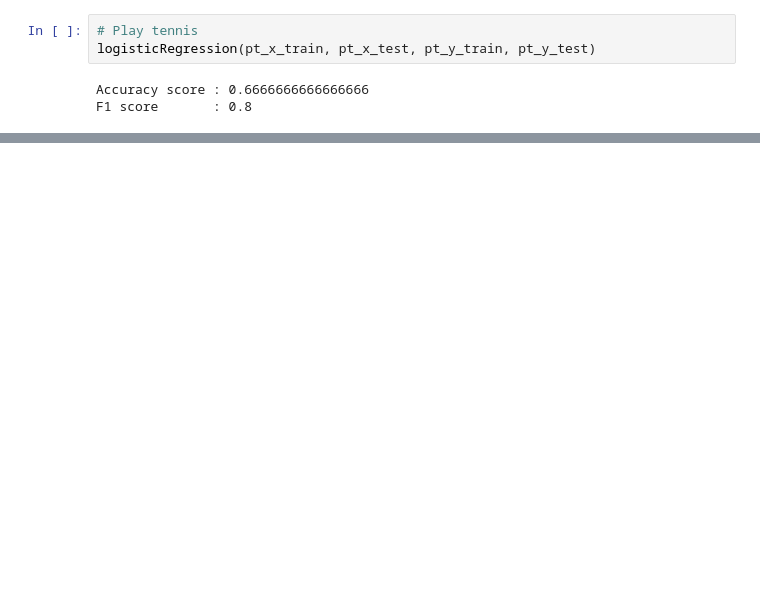
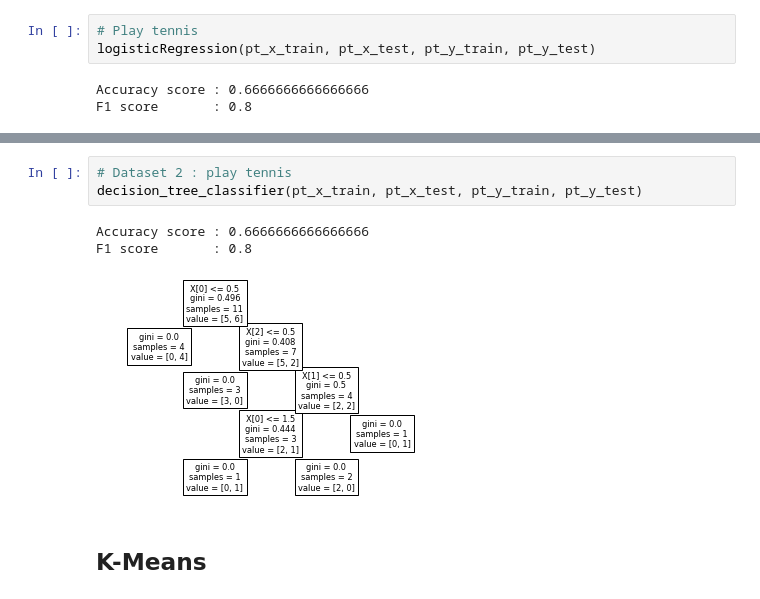
Before and after one commit to thomas-fm/Tucil1-ML, a Jupyter notebook: Tucil 1.ipynb, the cells around one changed output, grey strips where cells are left out. Saved outputs shown, nothing was run; the diff lists cells and outputs as text; blank space fills up the shorter version.

```diff
--- a/Tucil 1.ipynb
+++ b/Tucil 1.ipynb
@@ -152,0 +155,9 @@ F1 score       : 0.8
+# %%
+# Dataset 2 : play tennis
+decision_tree_classifier(pt_x_train, pt_x_test, pt_y_train, pt_y_test)
+# %% [output]
+Accuracy score : 0.6666666666666666
+F1 score       : 0.8
+[figure, added]
+# %% [markdown]
+## K-Means
```
Also changed, not shown: parts of 19 cells of this notebook.
